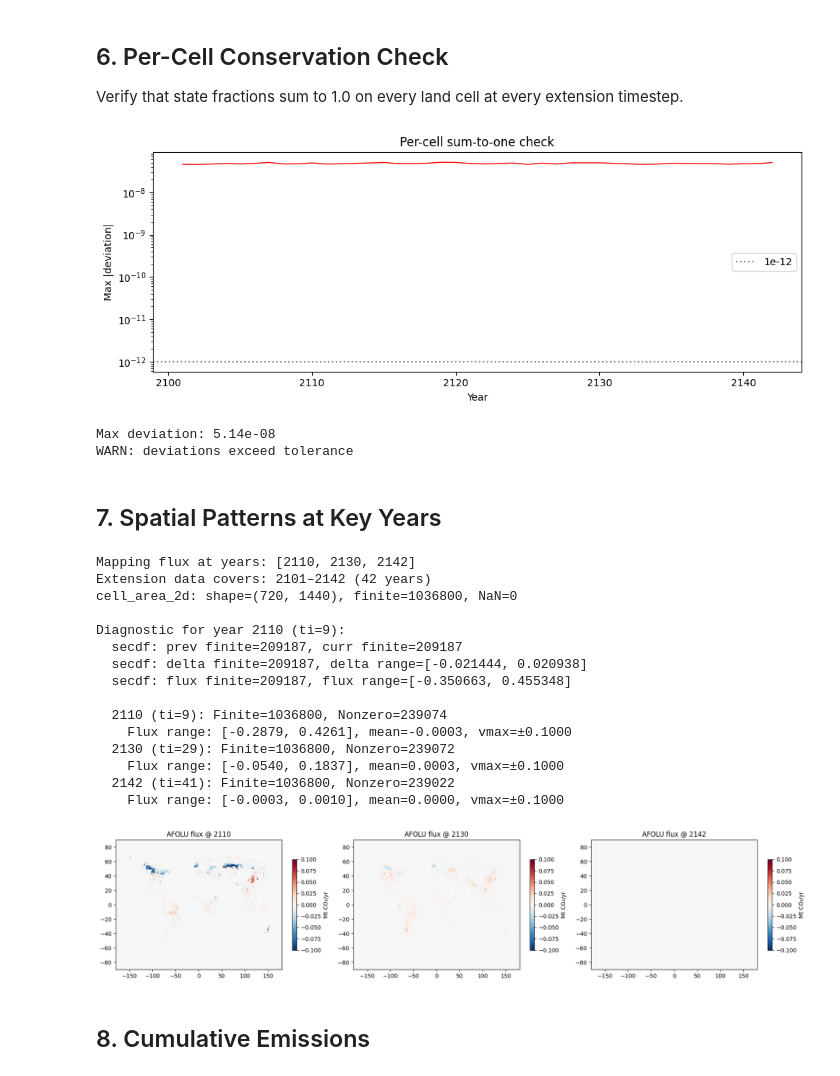
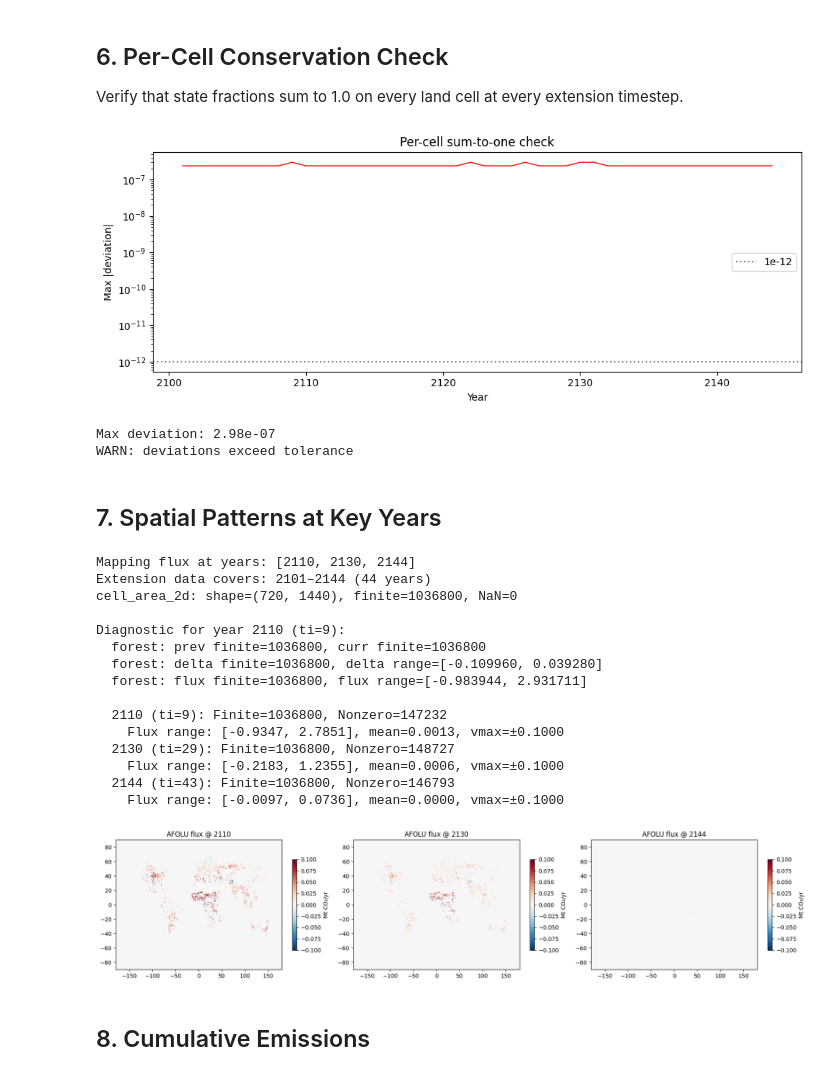
Before and after one commit to benmsanderson/extend-luh, a Jupyter notebook: notebooks/04_verify_afolu.ipynb, the cells around one changed output. Saved outputs shown, nothing was run; the diff lists cells and outputs as text; code cells hidden in the pictures.

```diff
--- a/notebooks/04_verify_afolu.ipynb
+++ b/notebooks/04_verify_afolu.ipynb
@@ -30,11 +41,11 @@ plt.rcParams['figure.figsize'] = (14, 5)
 ## 1. Load IAM Target and Calibration Parameters
 # %%
 df = load_csv()
-sc = filter_scenario(df)
-afolu_target = get_variable(sc, 'Emissions|CO2|AFOLU')
+sc_data = filter_scenario(df, scen=sc)
+afolu_target = get_variable(sc_data, 'Emissions|CO2|AFOLU')
 
 # Load calibration parameters from notebook 02
-cal = np.load(cfg.OUTPUT_DIR / 'afolu_calibration.npz')
+cal = np.load(sc.output_dir / 'afolu_calibration.npz')
 tau_opt = float(cal['tau'])
 beta = float(cal['beta'])
 gamma = float(cal['gamma'])
@@ -57,15 +68,16 @@ Open the extension output from notebook 03 and the original input for the pre-21
 # %%
 # Find the states extension file
 import glob
-ext_files = sorted(glob.glob(str(cfg.OUTPUT_DIR / '*_extension_transient_2101-*.nc')))
-states_ext_file = [f for f in ext_files if 'states' in f.lower() or 'step4' in f.lower()]
+ext_files = sorted(glob.glob(str(sc.output_dir / '*_extension_transient_2101-*.nc')))
+states_ext_file = [f for f in ext_files if 'states' in f.lower() or 'step4' in f.lower()
+                   or 'timeseries' in f.lower()]
 if not states_ext_file:
-    raise FileNotFoundError(f'No states extension file in {cfg.OUTPUT_DIR}')
+    raise FileNotFoundError(f'No states extension file in {sc.output_dir}')
 states_ext_file = states_ext_file[0]
 print(f'Extension file: {os.path.basename(states_ext_file)}')
 
 ds_ext = xr.open_dataset(states_ext_file)
-ds_input = load_states()
+ds_input = load_states(scen=sc)
 
 lat = ds_ext.lat.values
 lon = ds_ext.lon.values
@@ -93,7 +105,7 @@ Same values as notebook 02 — these must match for the verification to be meani
 # Import carbon cycle parameters from the model module
 CARBON_DENSITY = cm.CARBON_DENSITY
 C_EQ = cm.C_EQ
-REGROW_VARS = cm.REGROW_VARS
+REGROW_VARS = cm.regrow_vars_for(sc.state_vars)
 TC_TO_MTCO2 = cm.TC_TO_MTCO2
 
 print(f'Regrowing types: {REGROW_VARS}')
@@ -121,7 +133,7 @@ area_incr_pre = {v: np.zeros(n_pre) for v in REGROW_VARS}
 
 for ti in range(1, n_input):
     af = 0.0
-    for v in cfg.STATE_VARS:
+    for v in sc.state_vars:
         delta = ds_input[v].isel(time=ti).values - ds_input[v].isel(time=ti-1).values
         af += np.nansum(-delta * CARBON_DENSITY[v] * cell_area_2d) * TC_TO_MTCO2
     transition_flux_pre[ti-1] = af
@@ -130,7 +142,7 @@ for ti in range(1, n_input):
         area_incr_pre[v][ti-1] = np.nansum(delta * cell_area_2d)
 
 # ─── Extension period: transition flux and area increments ───
-vals_2100 = {v: ds_input[v].isel(time=-1).values for v in cfg.STATE_VARS}
+vals_2100 = {v: ds_input[v].isel(time=-1).values for v in sc.state_vars}
 n_ramp = len(ramp_years)
 full_ext_years = np.arange(cfg.YR_END_INPUT + 1, cfg.YR_END_OUTPUT + 1)
 n_ext = len(full_ext_years)
@@ -140,7 +152,7 @@ area_incr_ext = {v: np.zeros(n_ext) for v in REGROW_VARS}
 
 for ti in range(n_ramp):
     af = 0.0
-    for v in cfg.STATE_VARS:
+    for v in sc.state_vars:
         prev = vals_2100[v] if ti == 0 else ds_ext[v].isel(time=ti-1).values
         curr = ds_ext[v].isel(time=ti).values
         delta = curr - prev
@@ -270,32 +622,32 @@ Post-2100 verification (during ramp):
 
 Verify that state fractions sum to 1.0 on every land cell at every extension timestep.
 # %%
-cell_total_2100 = np.zeros_like(vals_2100['primf'])
-for v in cfg.STATE_VARS:
+cell_total_2100 = np.zeros_like(vals_2100[sc.state_vars[0]])
+for v in sc.state_vars:
     cell_total_2100 += np.where(np.isfinite(vals_2100[v]), vals_2100[v], 0.0)
-land_mask = np.isfinite(vals_2100['secdf'])
+land_mask = np.isfinite(vals_2100[sc.residual_var])
 
 max_dev = np.zeros(n_ramp)
 for ti in range(n_ramp):
-    cell_sum = np.zeros_like(vals_2100['primf'])
-    for v in cfg.STATE_VARS:
+    cell_sum = np.zeros_like(vals_2100[sc.state_vars[0]])
+    for v in sc.state_vars:
         cell_sum += np.where(np.isfinite(ds_ext[v].isel(time=ti).values),
                               ds_ext[v].isel(time=ti).values, 0.0)
     dev_land = np.abs(cell_sum - cell_total_2100)[land_mask]
     max_dev[ti] = np.max(dev_land)
 
 fig, ax = plt.subplots(figsize=(10, 4))
 ax.semilogy(ramp_years, max_dev, 'r-', lw=1)
 ax.axhline(1e-12, color='gray', ls=':', label='1e-12')
 ax.set_xlabel('Year'); ax.set_ylabel('Max |deviation|')
 ax.set_title('Per-cell sum-to-one check'); ax.legend()
 plt.tight_layout(); plt.show()
 
 print(f'Max deviation: {max_dev.max():.2e}')
 print(f'PASS' if max_dev.max() < 1e-10 else 'WARN: deviations exceed tolerance')
 # %% [output]
-[figure, old version]
+[figure, new version]
-Max deviation: 5.14e-08
+Max deviation: 2.98e-07
 WARN: deviations exceed tolerance
 # %% [markdown]
 ## 7. Spatial Patterns at Key Years
@@ -311,7 +663,7 @@ print(f"cell_area_2d: shape={cell_area_2d.shape}, finite={np.sum(np.isfinite(cel
 test_yr = 2110
 test_ti = min(np.searchsorted(ramp_years, test_yr), len(ramp_years) - 1)
 print(f"Diagnostic for year {test_yr} (ti={test_ti}):")
-test_v = 'secdf'
+test_v = sc.residual_var
 test_prev = vals_2100[test_v] if test_ti == 0 else ds_ext[test_v].isel(time=test_ti-1).values
 test_curr = ds_ext[test_v].isel(time=test_ti).values
 test_delta = test_curr - test_prev
@@ -325,7 +677,7 @@ for ax, yr in zip(axes, map_years):
     ti = min(np.searchsorted(ramp_years, yr), len(ramp_years) - 1)
     flux_map = np.zeros((len(lat), len(lon)))
 
-    for v in cfg.STATE_VARS:
+    for v in sc.state_vars:
         prev = vals_2100[v] if ti == 0 else ds_ext[v].isel(time=ti-1).values
         curr = ds_ext[v].isel(time=ti).values
         delta = curr - prev
@@ -359,22 +711,22 @@ for ax, yr in zip(axes, map_years):
 
 plt.tight_layout(); plt.show()
 # %% [output]
-Mapping flux at years: [2110, 2130, 2142]
-Extension data covers: 2101–2142 (42 years)
+Mapping flux at years: [2110, 2130, 2144]
+Extension data covers: 2101–2144 (44 years)
 cell_area_2d: shape=(720, 1440), finite=1036800, NaN=0
 
 Diagnostic for year 2110 (ti=9):
-  secdf: prev finite=209187, curr finite=209187
-  secdf: delta finite=209187, delta range=[-0.021444, 0.020938]
-  secdf: flux finite=209187, flux range=[-0.350663, 0.455348]
+  forest: prev finite=1036800, curr finite=1036800
+  forest: delta finite=1036800, delta range=[-0.109960, 0.039280]
+  forest: flux finite=1036800, flux range=[-0.983944, 2.931711]
 
-  2110 (ti=9): Finite=1036800, Nonzero=239074
-    Flux range: [-0.2879, 0.4261], mean=-0.0003, vmax=±0.1000
-  2130 (ti=29): Finite=1036800, Nonzero=239072
-    Flux range: [-0.0540, 0.1837], mean=0.0003, vmax=±0.1000
-  2142 (ti=41): Finite=1036800, Nonzero=239022
-    Flux range: [-0.0003, 0.0010], mean=0.0000, vmax=±0.1000
+  2110 (ti=9): Finite=1036800, Nonzero=147232
+    Flux range: [-0.9347, 2.7851], mean=0.0013, vmax=±0.1000
+  2130 (ti=29): Finite=1036800, Nonzero=148727
+    Flux range: [-0.2183, 1.2355], mean=0.0006, vmax=±0.1000
+  2144 (ti=43): Finite=1036800, Nonzero=146793
+    Flux range: [-0.0097, 0.0736], mean=0.0000, vmax=±0.1000
-[figure, old version]
+[figure, new version]
 # %% [markdown]
 ## 8. Cumulative Emissions
 # %%
```
Also changed, not shown: parts of 12 cells of this notebook, 10 other files.
